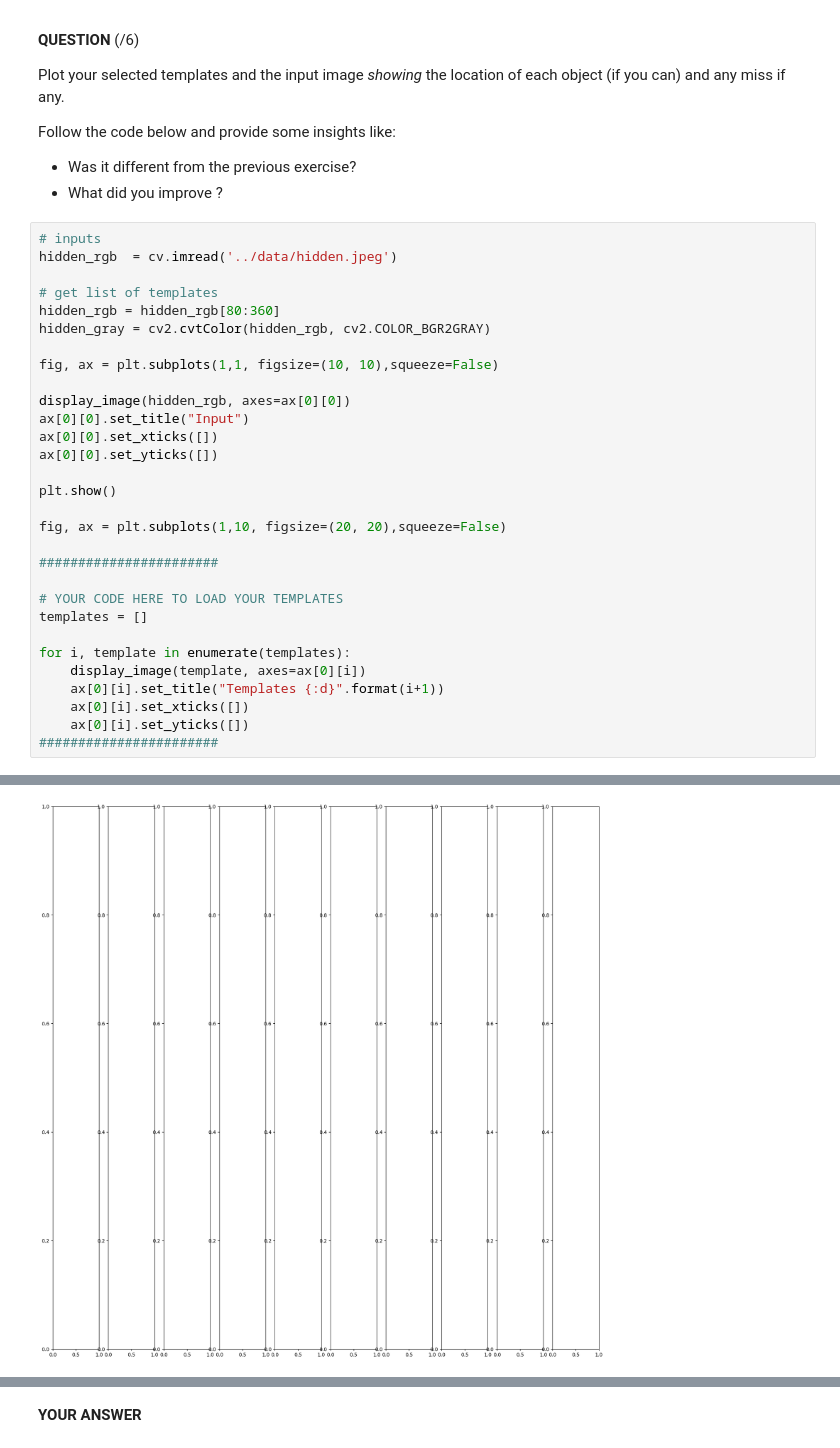
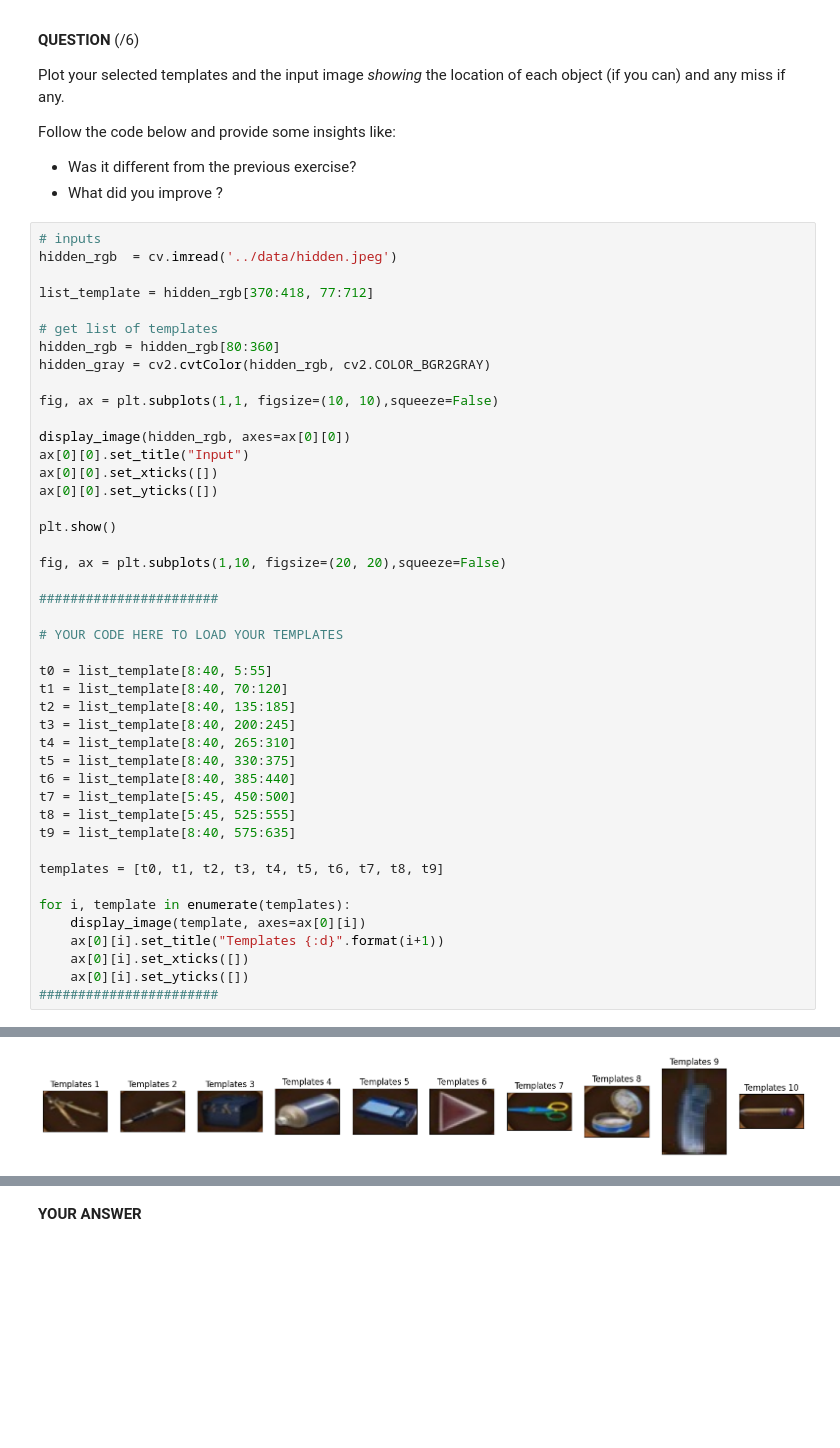
Before and after one commit to JulienErblandEPFL/Img_processing_lab1, a Jupyter notebook: Lab2/notebook/02_object_detection_and_recognition_2025.ipynb, the cells around one changed output, grey strips where cells are left out. Drawn from its saved outputs; the diff is of its cells as text; blank space fills up the shorter version.

```diff
--- a/Lab2/notebook/02_object_detection_and_recognition_2025.ipynb
+++ b/Lab2/notebook/02_object_detection_and_recognition_2025.ipynb
@@ -855,33 +855,47 @@ Follow the code below and provide some insights like:
 # %%
 # inputs
 hidden_rgb  = cv.imread('../data/hidden.jpeg')
+
+list_template = hidden_rgb[370:418, 77:712]
 
 # get list of templates
 hidden_rgb = hidden_rgb[80:360]
 hidden_gray = cv2.cvtColor(hidden_rgb, cv2.COLOR_BGR2GRAY)
 
 fig, ax = plt.subplots(1,1, figsize=(10, 10),squeeze=False)
 
 display_image(hidden_rgb, axes=ax[0][0])
 ax[0][0].set_title("Input")
 ax[0][0].set_xticks([])
 ax[0][0].set_yticks([])
 
 plt.show()
 
 fig, ax = plt.subplots(1,10, figsize=(20, 20),squeeze=False)
 
 #######################
 
 # YOUR CODE HERE TO LOAD YOUR TEMPLATES
-templates = []
+
+t0 = list_template[8:40, 5:55]
+t1 = list_template[8:40, 70:120]
+t2 = list_template[8:40, 135:185]
+t3 = list_template[8:40, 200:245]
+t4 = list_template[8:40, 265:310]
+t5 = list_template[8:40, 330:375]
+t6 = list_template[8:40, 385:440]
+t7 = list_template[5:45, 450:500]
+t8 = list_template[5:45, 525:555]
+t9 = list_template[8:40, 575:635]
+
+templates = [t0, t1, t2, t3, t4, t5, t6, t7, t8, t9]
 
 for i, template in enumerate(templates):
     display_image(template, axes=ax[0][i])
     ax[0][i].set_title("Templates {:d}".format(i+1))
     ax[0][i].set_xticks([])
     ax[0][i].set_yticks([])
 #######################
 # %% [output]
 [figure]
-[figure, old version]
+[figure, new version]
```
Also changed, not shown: parts of 7 cells of this notebook.
